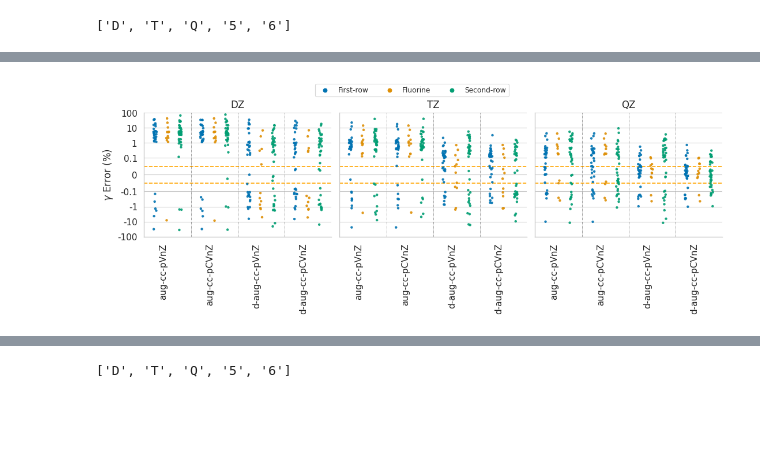
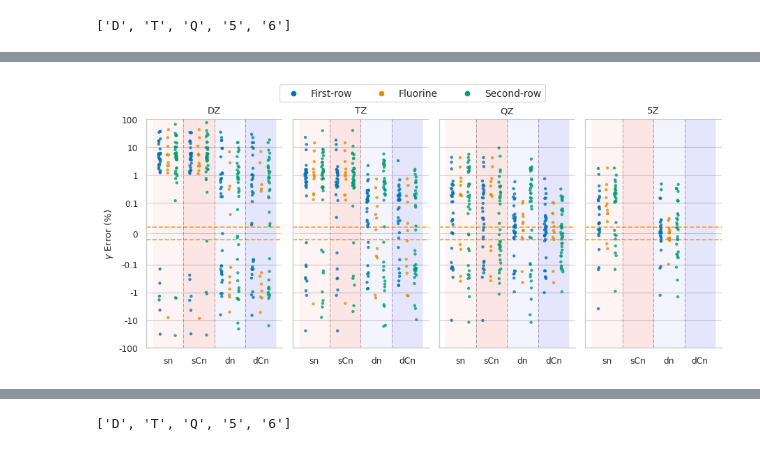
Before and after one commit to ahurta92/QuantumResponsePro, a Jupyter notebook: examples/PolarizabilityPaper/august_convergence.ipynb, the cells around one changed output, grey strips where cells are left out. Cells and saved outputs as stored; diff of their text form; code cells hidden in the pictures; blank space fills up the shorter version.

```diff
--- a/examples/PolarizabilityPaper/august_convergence.ipynb
+++ b/examples/PolarizabilityPaper/august_convergence.ipynb
@@ -133,45 +156,48 @@ g.fig.savefig(paper_path.joinpath('alpha_error.png'),dpi=600)
 # %%
 
-vlevel=['D','T','Q']
-plot_data=basis_data.query('valence.isin(@vlevel) and omega==0 & gamma > 1e-3').copy()
+vlevel = ['D', 'T', 'Q', '5']
+plot_data = basis_data.query('valence.isin(@vlevel) and omega==0 & gamma > 1e-3').copy()
 # remove unused categories from valence
-plot_data.valence=plot_data.valence.cat.remove_unused_categories()
-with sns.plotting_context('paper',font_scale=1.25):
-    g=sns.catplot(col='valence',x='Type',y='gammaE',hue='mol_system',
-                  data=plot_data,kind='strip',dodge=True,
-                  s=10,palette='colorblind',height=4,aspect=.8,sharey=True,alpha=0.9)
+plot_data.valence = plot_data.valence.cat.remove_unused_categories()
+with sns.plotting_context('paper', font_scale=1.00):
+    g = sns.catplot(col='valence', x='Type', y='gammaE', hue='mol_system',
+                    data=plot_data, kind='strip', dodge=True,
+                    s=10, palette='colorblind', height=4, aspect=aspect_ratio, sharey=True,
+                    alpha=0.8)
     # adjust the title to read D=$\zeta$D, T=$\zeta$T, etc.
     g.set_titles('{col_name}Z')
 
     g.set_xlabels('')
     for ax in g.axes.flat:
         # draw horizontal line at .05%
         ax.set_yscale('symlog', linthresh=1e-1)
-        ax.axhline(y=.05,linestyle='--',color='orange')
-        ax.axhline(y=-.05,linestyle='--',color='orange')
+        ax.axhline(y=.02, linestyle='--', color='orange')
+        ax.axhline(y=-.02, linestyle='--', color='orange')
         # for the symlog scale to regular notation with no decimal places for the y axis
+        xl = ['sn', 'sCn', 'dn', 'dCn']
+        ax.set_xticklabels(xl)
 
         # make the y limits symmetrical for each plot using the max absolute value
-        max_lim=max(abs(ax.get_ylim()[0]),abs(ax.get_ylim()[1]))
-        ax.set_ylim(-100,100)
+        max_lim = max(abs(ax.get_ylim()[0]), abs(ax.get_ylim()[1]))
+        ax.set_ylim(-100, 100)
         ax.yaxis.set_major_formatter(FormatStrFormatter('%2g'))
 
         ax.set_ylabel(r'$\gamma$ Error (%)')
         # rotate the xlabels
-        for label in ax.get_xticklabels():
-            label.set_rotation(90)
-            label.set_horizontalalignment('right')
         # create vertical lines to separate basis sets
         for i in range(1, len(plot_data.Type.unique())):
-            ax.axvline(i - .5, linestyle='-.', color='k', linewidth=.5,alpha=.5)
+            ax.axvline(i - .5, linestyle='-.', color='k', linewidth=.5, alpha=.5)
+
+        for i in range(1, 5):
+            ax.axvspan((i - 1) - .5, i - .5, 1e-3, facecolor=pal[i - 1], alpha=0.1)
         # remove the legend title
 
 g.fig.tight_layout()
 # remove legend and create a new legend in 3 column format outside the plot
 g._legend.remove()
-g.fig.legend(loc='upper center', bbox_to_anchor=(0.5, 1.05), ncol=3, fancybox=True)
+g.fig.legend(loc='upper center', bbox_to_anchor=(0.5, 1.06), ncol=3, fancybox=True, fontsize=10)
 
-g.fig.savefig(paper_path.joinpath('gamma_error.png'),dpi=600)
+g.fig.savefig(paper_path.joinpath('gamma_error.png'), dpi=600, bbox_inches='tight')
 # %% [output]
-[figure, old version]
+[figure, new version]
 # %%
```
Also changed, not shown: parts of 47 cells of this notebook, 1 other file.
